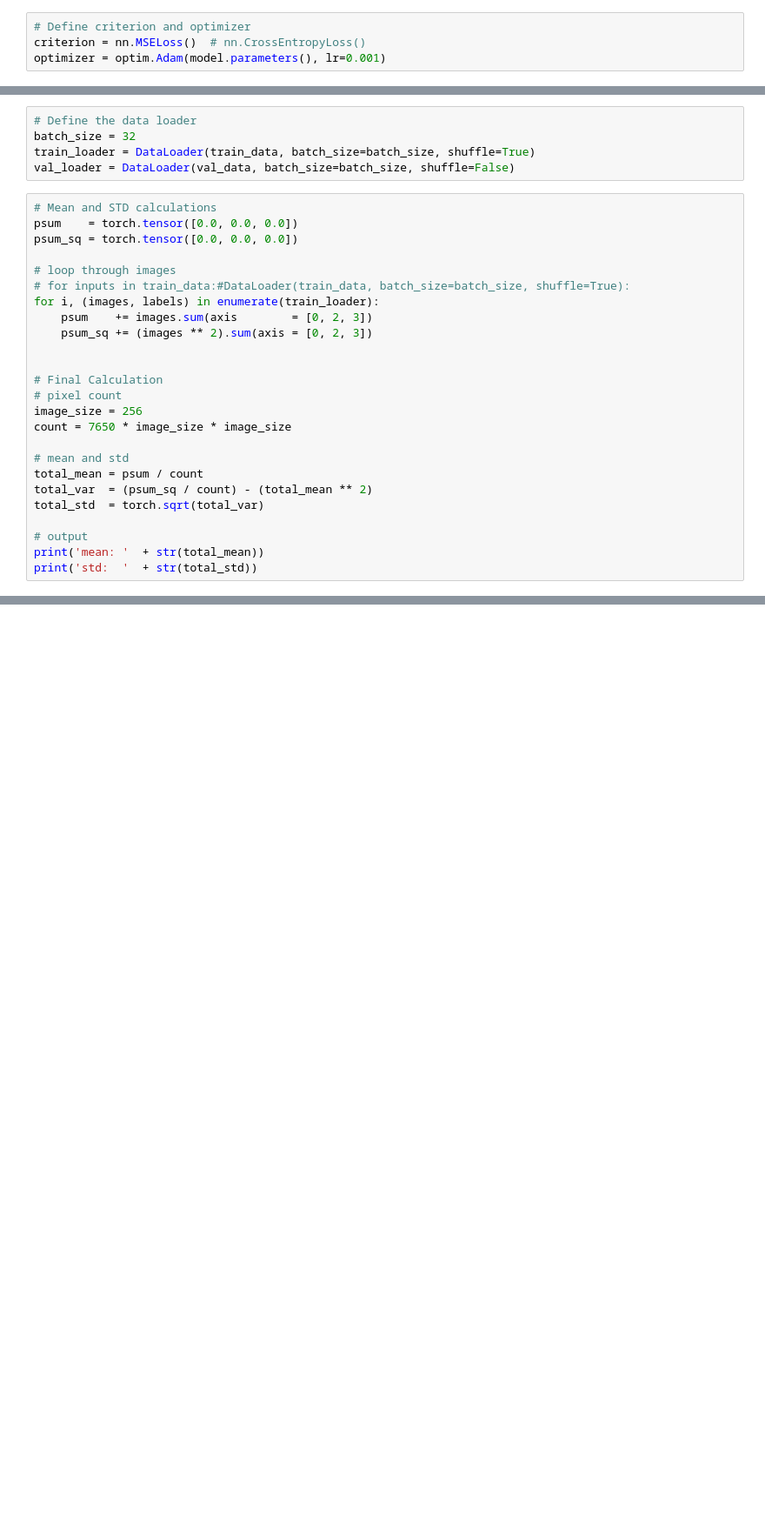
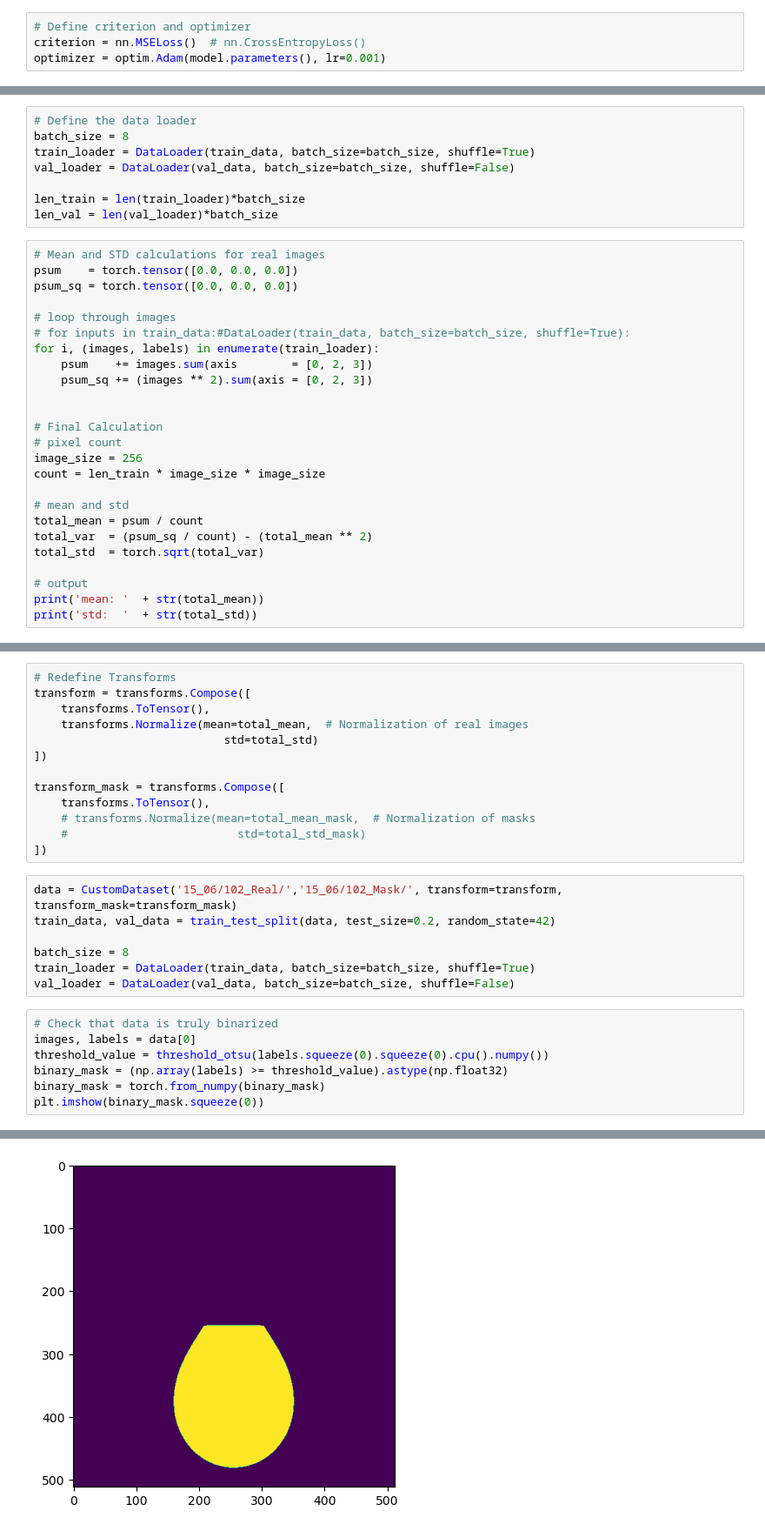
Before and after one commit to vanboven073/4AI00, a Jupyter notebook: Blender_Automation/Unet.ipynb, the cells around one changed output, grey strips where cells are left out. Shown at 87% size. Drawn from its saved outputs; the diff is of its cells as text; blank space fills up the shorter version.

```diff
--- a/Blender_Automation/Unet.ipynb
+++ b/Blender_Automation/Unet.ipynb
@@ -171,10 +181,13 @@ val_data = CustomDataset('Data/Angle_val/','Data/Angle_mask_val/', transform=tra
 # %%
 # Define the data loader
-batch_size = 32
+batch_size = 8
 train_loader = DataLoader(train_data, batch_size=batch_size, shuffle=True)
 val_loader = DataLoader(val_data, batch_size=batch_size, shuffle=False)
+
+len_train = len(train_loader)*batch_size
+len_val = len(val_loader)*batch_size
 # %%
-# Mean and STD calculations
+# Mean and STD calculations for real images
 psum    = torch.tensor([0.0, 0.0, 0.0])
 psum_sq = torch.tensor([0.0, 0.0, 0.0])
 
@@ -188,7 +201,7 @@ for i, (images, labels) in enumerate(train_loader):
 # Final Calculation
 # pixel count
 image_size = 256
-count = 7650 * image_size * image_size
+count = len_train * image_size * image_size
 
 # mean and std
 total_mean = psum / count
@@ -203,0 +241,28 @@ std:  tensor([0.2732, 0.2725, 0.3029])
+# %%
+# Redefine Transforms
+transform = transforms.Compose([
+    transforms.ToTensor(),
+    transforms.Normalize(mean=total_mean,  # Normalization of real images
+                            std=total_std)
+])
+
+transform_mask = transforms.Compose([
+    transforms.ToTensor(),
+    # transforms.Normalize(mean=total_mean_mask,  # Normalization of masks
+    #                         std=total_std_mask)
+])
+# %%
+data = CustomDataset('15_06/102_Real/','15_06/102_Mask/', transform=transform, transform_mask=transform_mask)
+train_data, val_data = train_test_split(data, test_size=0.2, random_state=42)
+
+batch_size = 8
+train_loader = DataLoader(train_data, batch_size=batch_size, shuffle=True)
+val_loader = DataLoader(val_data, batch_size=batch_size, shuffle=False)
+# %%
+# Check that data is truly binarized
+images, labels = data[0]
+threshold_value = threshold_otsu(labels.squeeze(0).squeeze(0).cpu().numpy())
+binary_mask = (np.array(labels) >= threshold_value).astype(np.float32)
+binary_mask = torch.from_numpy(binary_mask)
+plt.imshow(binary_mask.squeeze(0))
+# %% [output]
@@ -204 +270,2 @@ std:  tensor([0.2732, 0.2725, 0.3029])
+[figure, added]
 # %%
```
Also changed, not shown: parts of 17 cells of this notebook.
